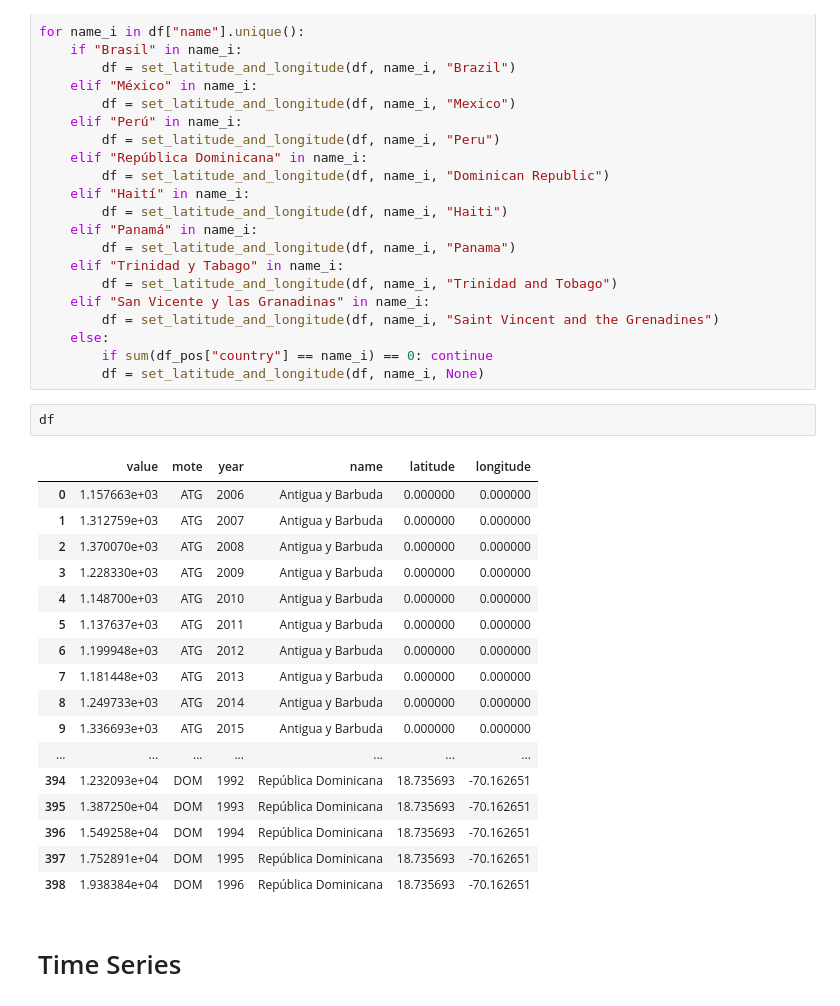
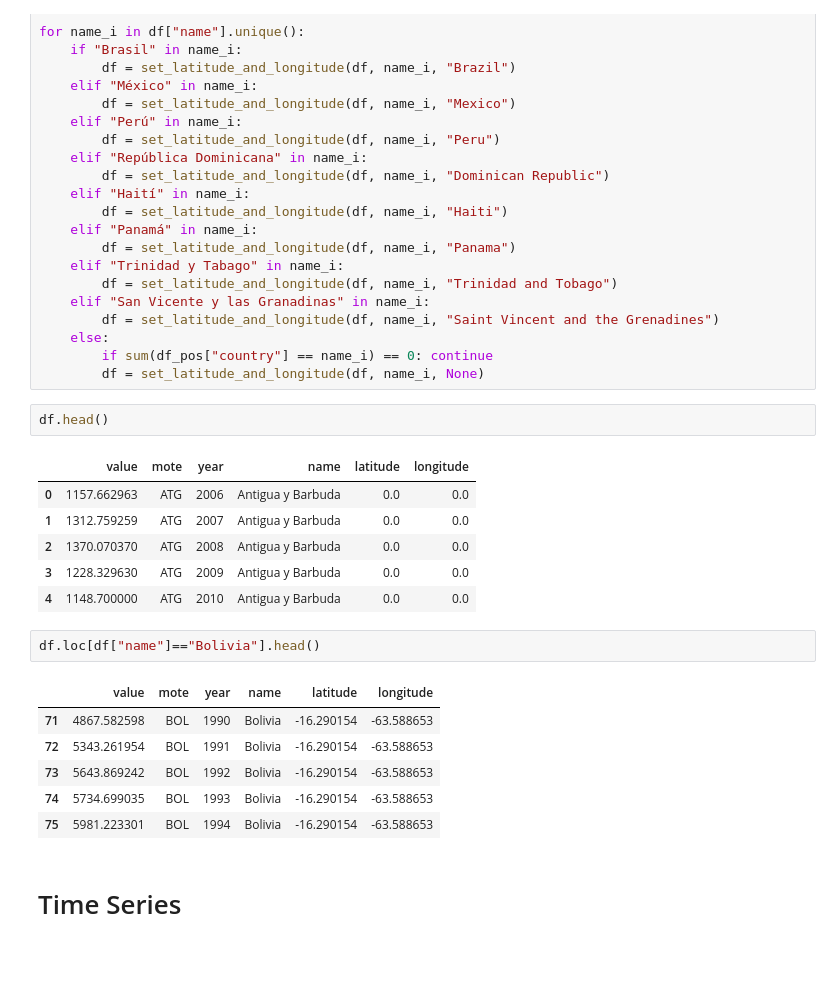
Before and after one commit to PabloTabilo/pib-py, a Jupyter notebook: pib-py.ipynb, the cells around one changed output. Saved outputs shown, nothing was run; the diff lists cells and outputs as text; blank space fills up the shorter version.

```diff
--- a/pib-py.ipynb
+++ b/pib-py.ipynb
@@ -138,25 +127,23 @@ for name_i in df["name"].unique():
         if sum(df_pos["country"] == name_i) == 0: continue
         df = set_latitude_and_longitude(df, name_i, None)
 # %%
-df
+df.head()
 # %% [output]
 |  | value | mote | year | name | latitude | longitude |
-| 0 | 1.157663e+03 | ATG | 2006 | Antigua y Barbuda | 0.000000 | 0.000000 |
-| 1 | 1.312759e+03 | ATG | 2007 | Antigua y Barbuda | 0.000000 | 0.000000 |
-| 2 | 1.370070e+03 | ATG | 2008 | Antigua y Barbuda | 0.000000 | 0.000000 |
-| 3 | 1.228330e+03 | ATG | 2009 | Antigua y Barbuda | 0.000000 | 0.000000 |
-| 4 | 1.148700e+03 | ATG | 2010 | Antigua y Barbuda | 0.000000 | 0.000000 |
-| 5 | 1.137637e+03 | ATG | 2011 | Antigua y Barbuda | 0.000000 | 0.000000 |
-| 6 | 1.199948e+03 | ATG | 2012 | Antigua y Barbuda | 0.000000 | 0.000000 |
-| 7 | 1.181448e+03 | ATG | 2013 | Antigua y Barbuda | 0.000000 | 0.000000 |
-| 8 | 1.249733e+03 | ATG | 2014 | Antigua y Barbuda | 0.000000 | 0.000000 |
-| 9 | 1.336693e+03 | ATG | 2015 | Antigua y Barbuda | 0.000000 | 0.000000 |
-| ... | ... | ... | ... | ... | ... | ... |
-| 394 | 1.232093e+04 | DOM | 1992 | República Dominicana | 18.735693 | -70.162651 |
-| 395 | 1.387250e+04 | DOM | 1993 | República Dominicana | 18.735693 | -70.162651 |
-| 396 | 1.549258e+04 | DOM | 1994 | República Dominicana | 18.735693 | -70.162651 |
-| 397 | 1.752891e+04 | DOM | 1995 | República Dominicana | 18.735693 | -70.162651 |
-| 398 | 1.938384e+04 | DOM | 1996 | República Dominicana | 18.735693 | -70.162651 |
+| 0 | 1157.662963 | ATG | 2006 | Antigua y Barbuda | 0.0 | 0.0 |
+| 1 | 1312.759259 | ATG | 2007 | Antigua y Barbuda | 0.0 | 0.0 |
+| 2 | 1370.070370 | ATG | 2008 | Antigua y Barbuda | 0.0 | 0.0 |
+| 3 | 1228.329630 | ATG | 2009 | Antigua y Barbuda | 0.0 | 0.0 |
+| 4 | 1148.700000 | ATG | 2010 | Antigua y Barbuda | 0.0 | 0.0 |
+# %%
+df.loc[df["name"]=="Bolivia"].head()
+# %% [output]
+|  | value | mote | year | name | latitude | longitude |
+| 71 | 4867.582598 | BOL | 1990 | Bolivia | -16.290154 | -63.588653 |
+| 72 | 5343.261954 | BOL | 1991 | Bolivia | -16.290154 | -63.588653 |
+| 73 | 5643.869242 | BOL | 1992 | Bolivia | -16.290154 | -63.588653 |
+| 74 | 5734.699035 | BOL | 1993 | Bolivia | -16.290154 | -63.588653 |
+| 75 | 5981.223301 | BOL | 1994 | Bolivia | -16.290154 | -63.588653 |
 # %% [markdown]
 # Time Series
 # %%
```
Also changed, not shown: parts of 3 cells of this notebook.
